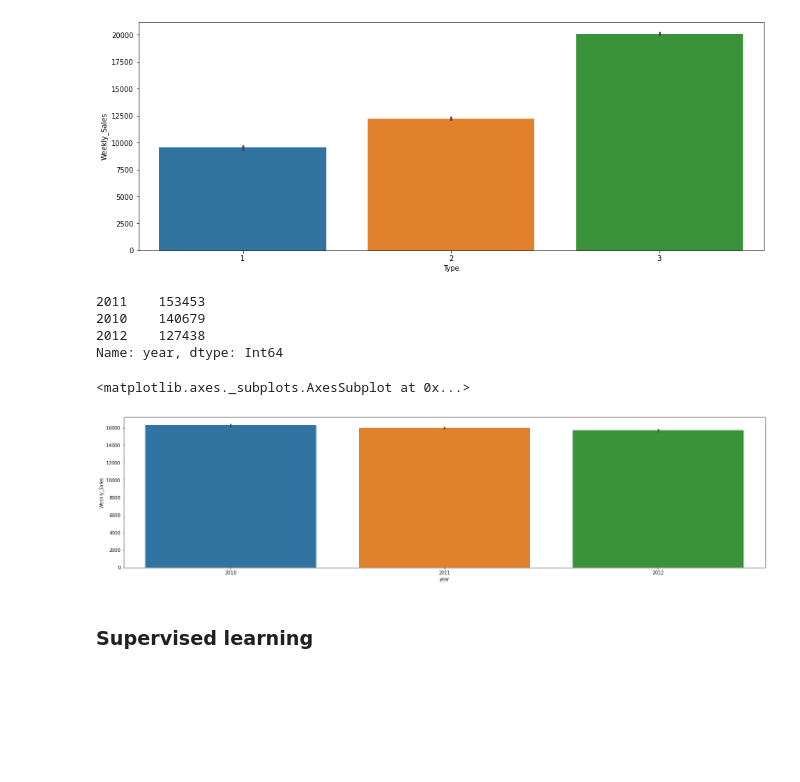
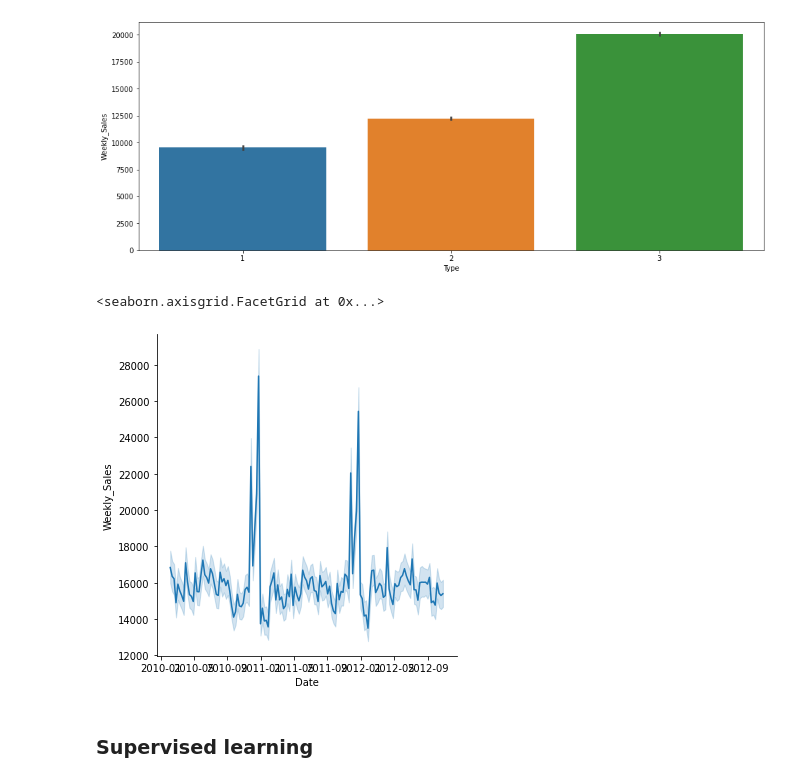
Before and after one commit to ClovisMonteiro/Data-solutions, a Jupyter notebook: Task_2_Walmart_Sales_Prediction.ipynb, the cells around one changed output. Cells and saved outputs as stored; diff of their text form; code cells hidden in the pictures; blank space fills up the shorter version.

```diff
--- a/Task_2_Walmart_Sales_Prediction.ipynb
+++ b/Task_2_Walmart_Sales_Prediction.ipynb
@@ -520,19 +558,11 @@ sns.barplot(x='Type', y='Weekly_Sales', data=df_train)
 # %% [output]
 <matplotlib.axes._subplots.AxesSubplot at 0x...>
 [figure]
-# %%
-df_train['year'].value_counts()
-# %% [output]
-2011    153453
-2010    140679
-2012    127438
-Name: year, dtype: Int64
-# %%
-plt.figure(figsize=(25,6))
-sns.barplot(x='year', y='Weekly_Sales', data=df_train)
-# %% [output]
-<matplotlib.axes._subplots.AxesSubplot at 0x...>
-[figure, removed]
+# %%
+sns.relplot(x='Date', y='Weekly_Sales', data=df_train,kind="line")
+# %% [output]
+<seaborn.axisgrid.FacetGrid at 0x...>
+[figure, added]
 # %% [markdown]
 ### Supervised learning
 # %%
```
Also changed, not shown: parts of 19 cells of this notebook.
